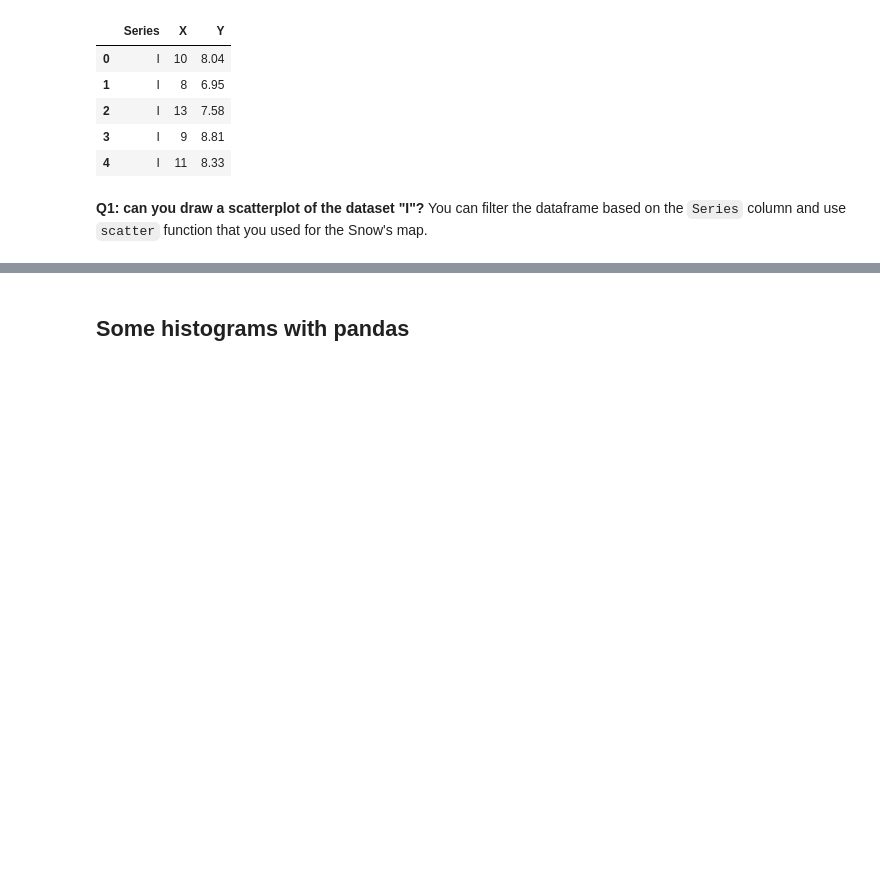
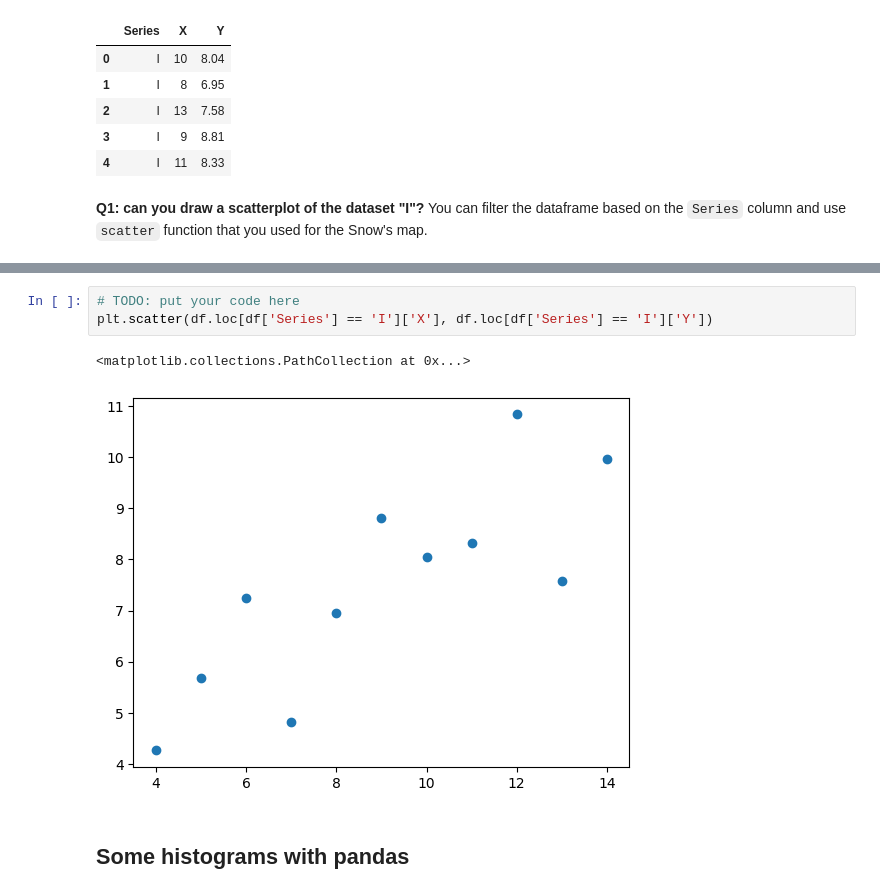
Before and after one commit to Daniele1209/Machine-Learning-Playground, a Jupyter notebook: Scientific Data Visualization/c04.ipynb, the cells around one changed output, grey strips where cells are left out. Drawn from its saved outputs; the diff is of its cells as text; blank space fills up the shorter version.

```diff
--- a/Scientific Data Visualization/c04.ipynb
+++ b/Scientific Data Visualization/c04.ipynb
@@ -97,3 +93,9 @@ df.head()
+# %%
+# TODO: put your code here
+plt.scatter(df.loc[df['Series'] == 'I']['X'], df.loc[df['Series'] == 'I']['Y'])
+# %% [output]
+<matplotlib.collections.PathCollection at 0x...>
+[figure, added]
 # %% [markdown]
 ## Some histograms with pandas
 # %% [markdown]
```
Also changed, not shown: parts of 11 cells of this notebook.
